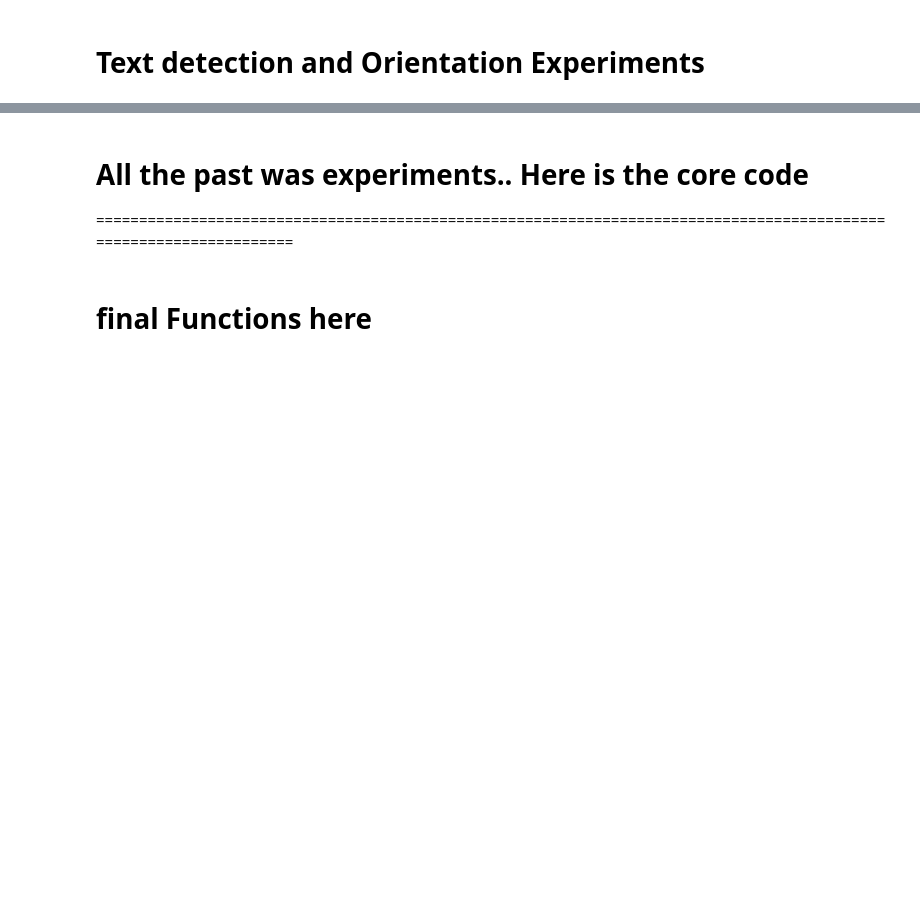
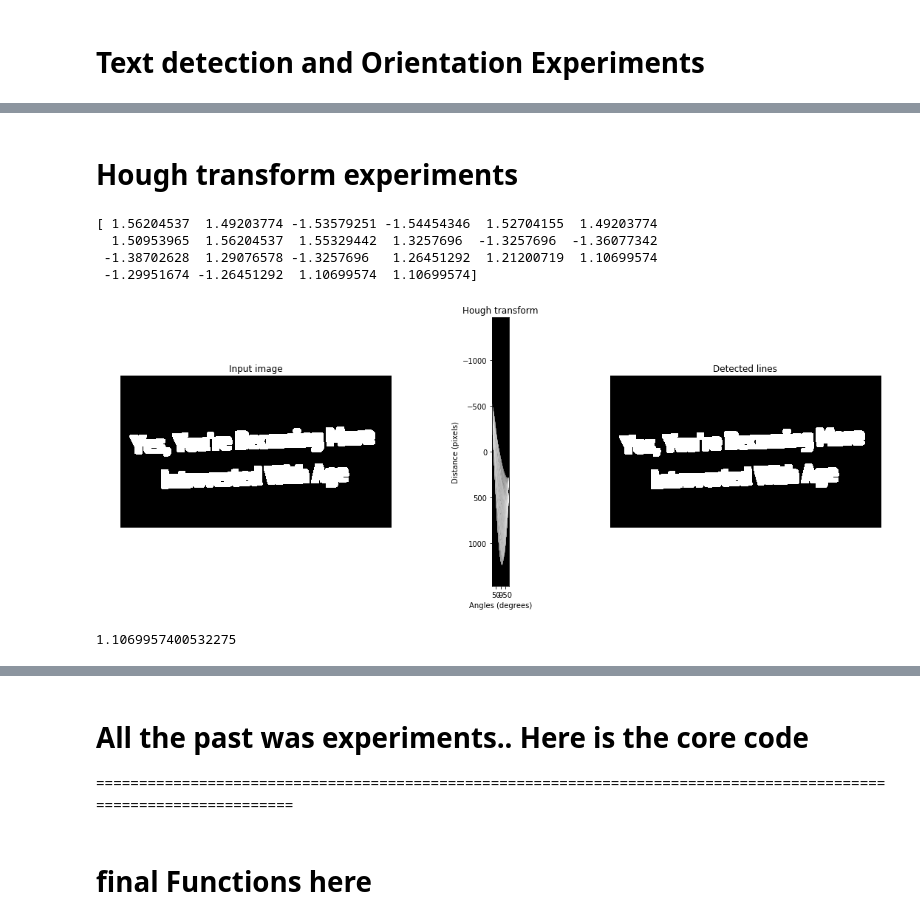
Before and after one commit to Mahmoud-SaadEl-Din/Text_scanner, a Jupyter notebook: Text_scanner_project.ipynb, the cells around one changed output, grey strips where cells are left out. Saved outputs shown, nothing was run; the diff lists cells and outputs as text; code cells hidden in the pictures; blank space fills up the shorter version.

```diff
--- a/Text_scanner_project.ipynb
+++ b/Text_scanner_project.ipynb
@@ -276,0 +287,77 @@ show_images([my_final_img,closing_img,img_with_boxes]) #
+# %% [markdown]
+# Hough transform experiments
+# %%
+import numpy as np
+
+from skimage.transform import hough_line, hough_line_peaks
+from skimage.feature import canny
+from skimage import data
+
+import matplotlib.pyplot as plt
+from matplotlib import cm
+
+
+# Constructing test image
+image = dilation_img
+
+# Classic straight-line Hough transform
+# Set a precision of 0.5 degree.
+tested_angles = np.linspace(-np.pi / 2, np.pi / 2, 360)
+h, theta, d = hough_line(image, theta=tested_angles)
+
+# Generating figure 1
+fig, axes = plt.subplots(1, 3, figsize=(15, 6))
+ax = axes.ravel()
+
+ax[0].imshow(image, cmap=cm.gray)
+ax[0].set_title('Input image')
+ax[0].set_axis_off()
+
+ax[1].imshow(np.log(1 + h),
+             extent=[np.rad2deg(theta[-1]), np.rad2deg(theta[0]), d[-1], d[0]],
+             cmap=cm.gray, aspect=1/1.5)
+ax[1].set_title('Hough transform')
+ax[1].set_xlabel('Angles (degrees)')
+ax[1].set_ylabel('Distance (pixels)')
+ax[1].axis('image')
+
+ax[2].imshow(image, cmap=cm.gray)
+origin = np.array((0, image.shape[1]))
+_, angle, dist = hough_line_peaks(h, theta, d)
+list_of_angles = angle
+print(list_of_angles)
+for _, angle, dist in zip(*hough_line_peaks(h, theta, d)):
+    if angle == 1.3257696:
+        y0, y1 = (dist - origin * np.cos(angle)) / np.sin(angle)
+        #print(y0,y1)
+        ax[2].plot(origin, (y0, y1), '-r')
+ax[2].set_xlim(origin)
+ax[2].set_ylim((image.shape[0], 0))
+ax[2].set_axis_off()
+ax[2].set_title('Detected lines')
+
+plt.tight_layout()
+plt.show()
+# %% [output]
+[ 1.56204537  1.49203774 -1.53579251 -1.54454346  1.52704155  1.49203774
+  1.50953965  1.56204537  1.55329442  1.3257696  -1.3257696  -1.36077342
+ -1.38702628  1.29076578 -1.3257696   1.26451292  1.21200719  1.10699574
+ -1.29951674 -1.26451292  1.10699574  1.10699574]
+[figure, added]
+# %%
+def most_frequent(List):
+    counter = 0
+    num = List[0]
+
+    for i in List:
+        curr_frequency = List.count(i)
+        if(curr_frequency> counter):
+            counter = curr_frequency
+            num = i
+
+    return num
+
+final_angle = most_frequent(list(list_of_angles))
+print(final_angle)
+# %% [output]
+1.1069957400532275
```
Also changed, not shown: parts of 8 cells of this notebook.
